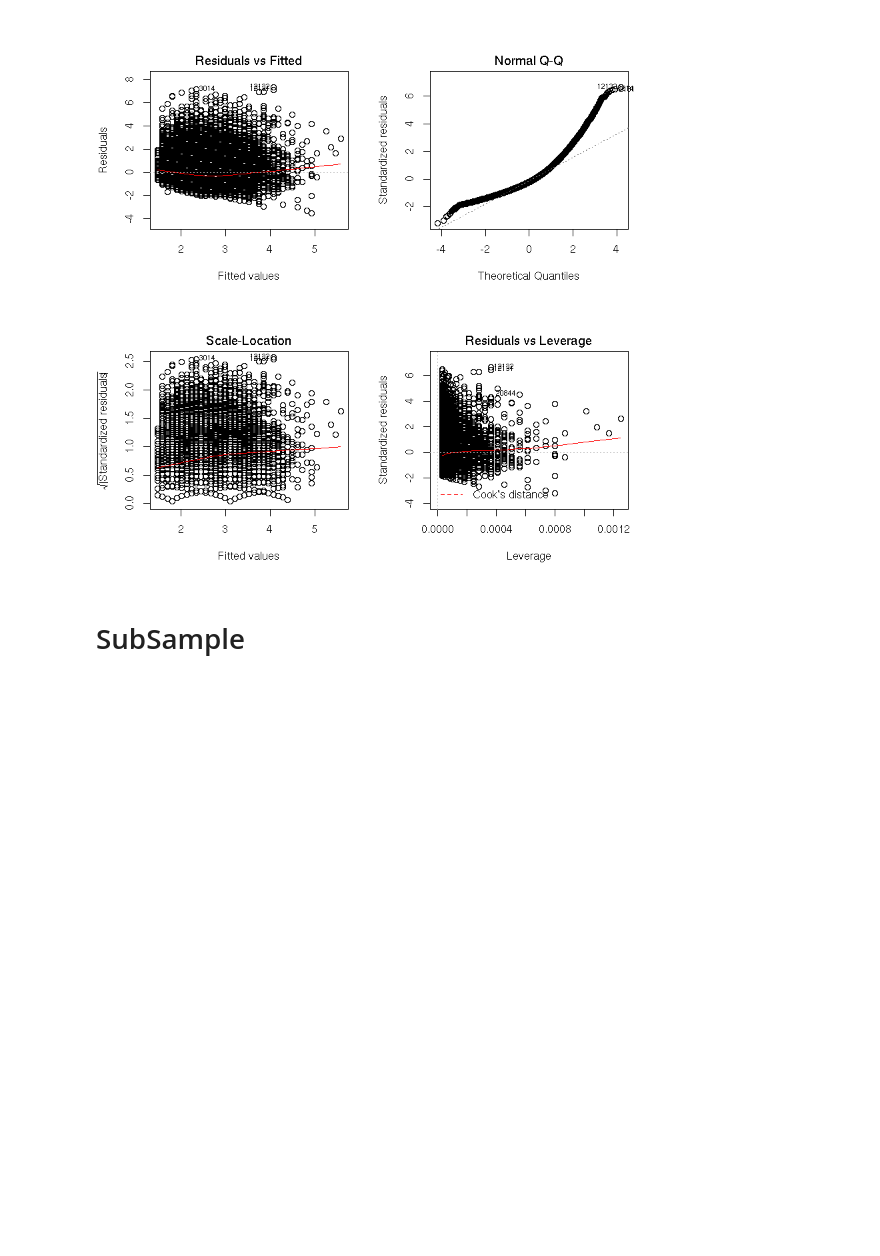
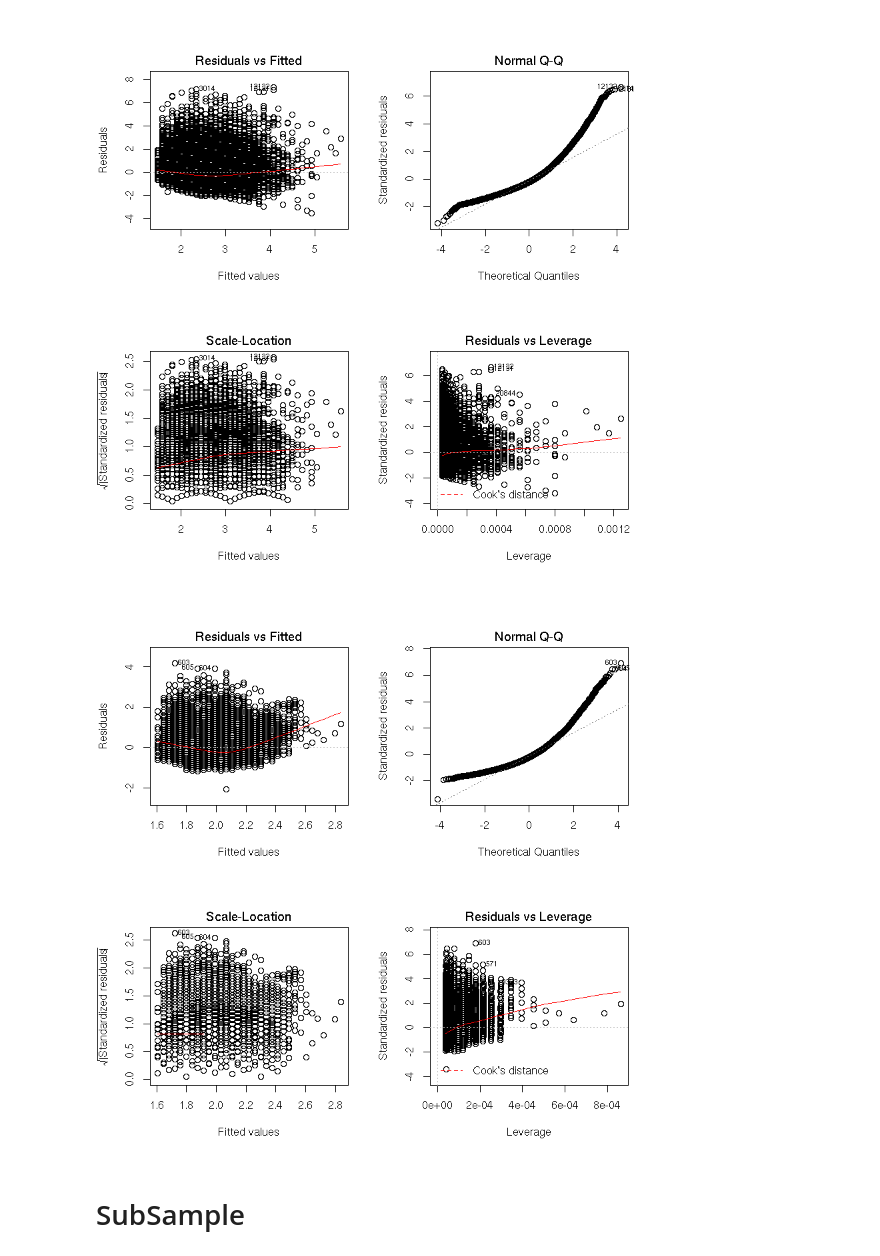
Before and after one commit to Leixb/B7_PE_WaveWind, a Jupyter notebook: notebookR.ipynb, the cells around one changed output. Cells and saved outputs as stored; diff of their text form; code cells hidden in the pictures; blank space fills up the shorter version.

```diff
--- a/notebookR.ipynb
+++ b/notebookR.ipynb
@@ -164,5 +198,12 @@ plot(mylinreg)
 # %% [output]
 [figure]
+# %%
+# Jaws all lineal regression
+jaws.lr = lm(Wave ~ Wind, data = jaws)
+par(mfrow = c(2, 2))
+plot(jaws.lr)
+# %% [output]
+[figure, added]
 # %% [markdown]
 # SubSample
 # %%
```
Also changed, not shown: parts of 14 cells of this notebook, 17 other files.
